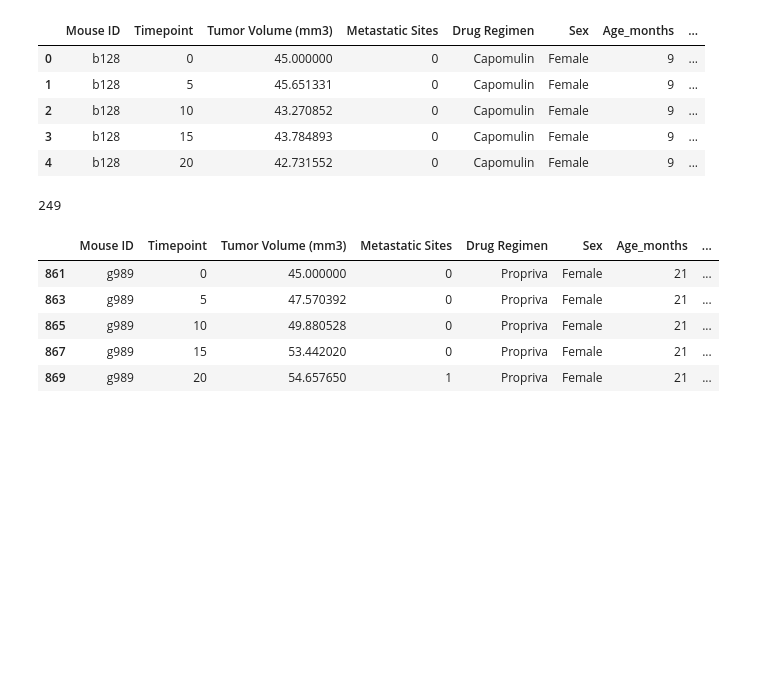
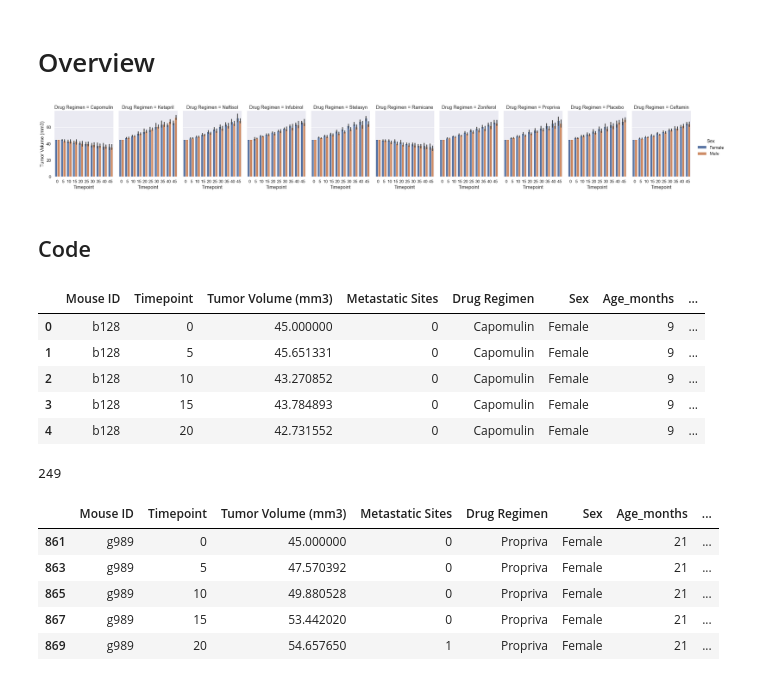
Before and after one commit to oh-be/Matplotlib-Challenge, a Jupyter notebook: Pymaceuticals/pymaceuticals_starter.ipynb, the cells around one changed output. Saved outputs shown, nothing was run; the diff lists cells and outputs as text; code cells hidden in the pictures; blank space fills up the shorter version.

Commit message:
add observations and overview charts / final commit

```diff
--- a/Pymaceuticals/pymaceuticals_starter.ipynb
+++ b/Pymaceuticals/pymaceuticals_starter.ipynb
@@ -3,3 +11,14 @@
+# %% [markdown]
+# Overview
+# %%
+sns.catplot(x="Timepoint", y="Tumor Volume (mm3)",
+                hue="Sex", col="Drug Regimen",
+                data=clean_mouse_data, kind="bar",
+                height=4, aspect=.7);
+# %% [output]
+[figure, added]
+# %% [markdown]
+## Code
 # %%
 # Dependencies and Setup
 import matplotlib.pyplot as plt
```
Also changed, not shown: parts of 3 cells of this notebook.
